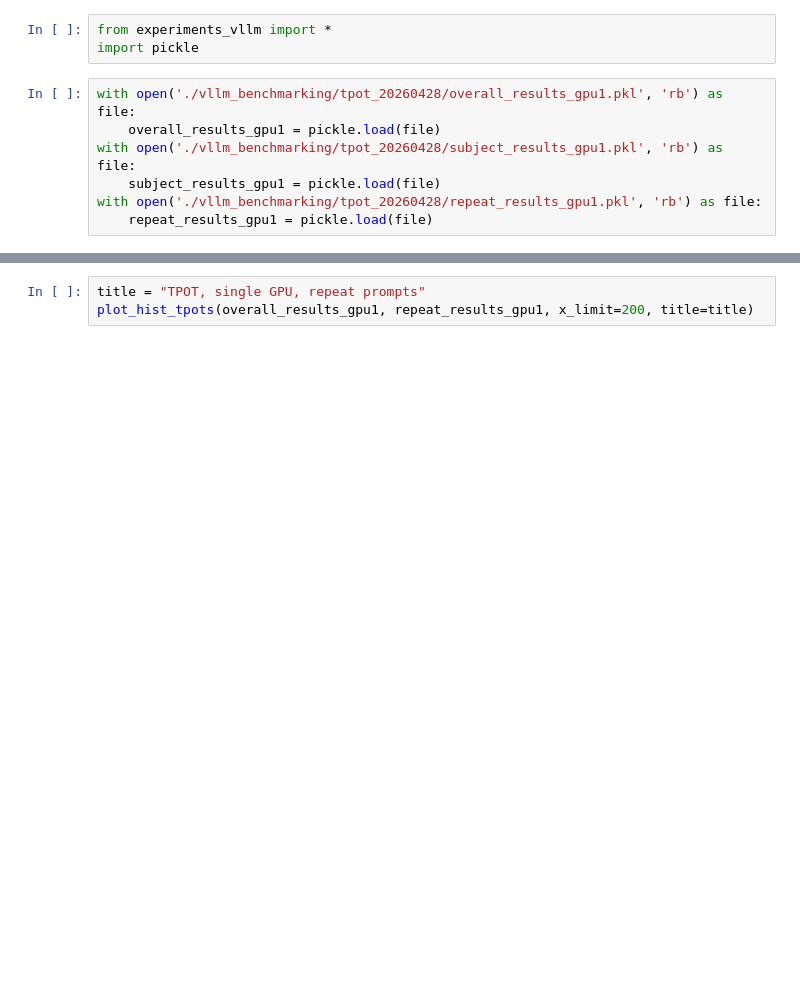
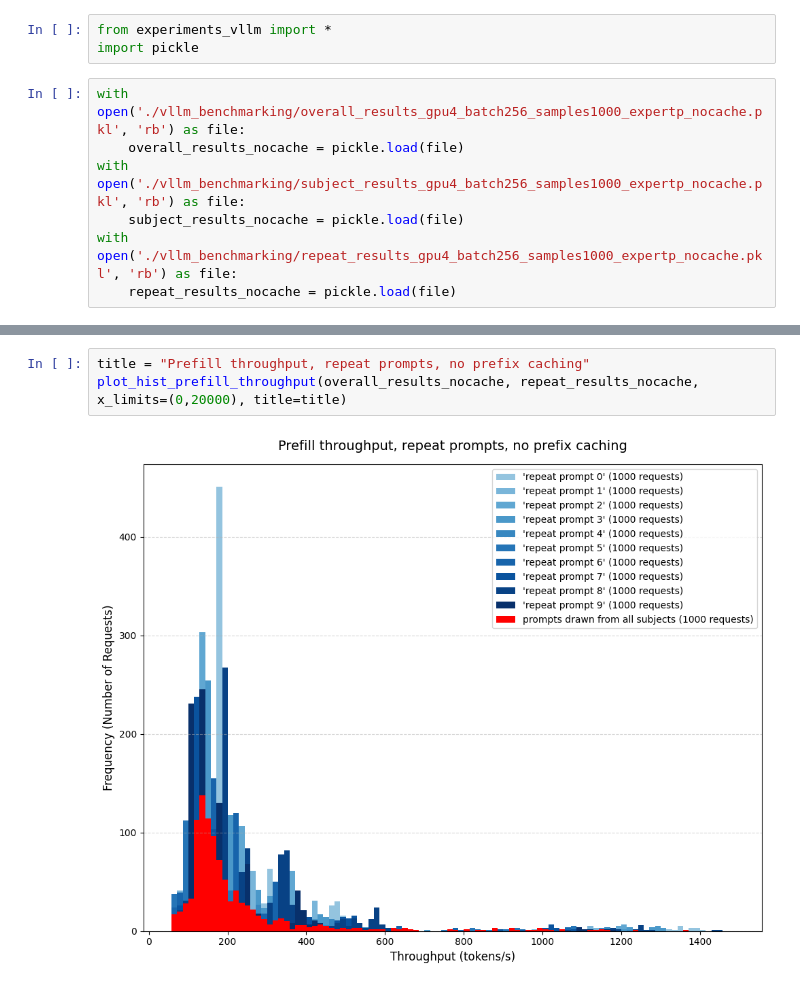
Before and after one commit to deveringham/moe-experiments, a Jupyter notebook: vllm_analysis.ipynb, the cells around one changed output, grey strips where cells are left out. Drawn from its saved outputs; the diff is of its cells as text; blank space fills up the shorter version.

Commit message:
added prefill throughput analysis

```diff
--- a/vllm_analysis.ipynb
+++ b/vllm_analysis.ipynb
@@ -2,9 +2,9 @@
 from experiments_vllm import *
 import pickle
 # %%
-with open('./vllm_benchmarking/tpot_20260428/overall_results_gpu1.pkl', 'rb') as file:
-    overall_results_gpu1 = pickle.load(file)
-with open('./vllm_benchmarking/tpot_20260428/subject_results_gpu1.pkl', 'rb') as file:
-    subject_results_gpu1 = pickle.load(file)
-with open('./vllm_benchmarking/tpot_20260428/repeat_results_gpu1.pkl', 'rb') as file:
-    repeat_results_gpu1 = pickle.load(file)
+with open('./vllm_benchmarking/overall_results_gpu4_batch256_samples1000_expertp_nocache.pkl', 'rb') as file:
+    overall_results_nocache = pickle.load(file)
+with open('./vllm_benchmarking/subject_results_gpu4_batch256_samples1000_expertp_nocache.pkl', 'rb') as file:
+    subject_results_nocache = pickle.load(file)
+with open('./vllm_benchmarking/repeat_results_gpu4_batch256_samples1000_expertp_nocache.pkl', 'rb') as file:
+    repeat_results_nocache = pickle.load(file)
@@ -27,4 +18,6 @@ with open('./vllm_benchmarking/tpot_20260428/repeat_results_gpu2_expertp.pkl', '
 # %%
-title = "TPOT, single GPU, repeat prompts"
-plot_hist_tpots(overall_results_gpu1, repeat_results_gpu1, x_limit=200, title=title)
+title = "Prefill throughput, repeat prompts, no prefix caching"
+plot_hist_prefill_throughput(overall_results_nocache, repeat_results_nocache, x_limits=(0,20000), title=title)
+# %% [output]
+[figure, added]
 # %%
```
Also changed, not shown: parts of 9 cells of this notebook, 2 other files.
